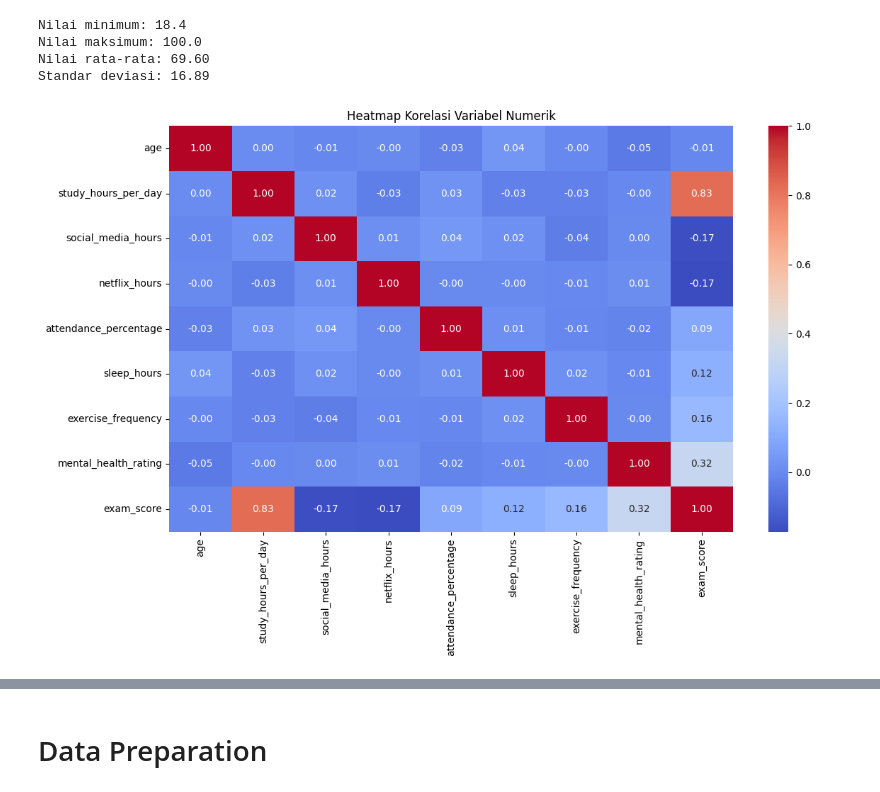
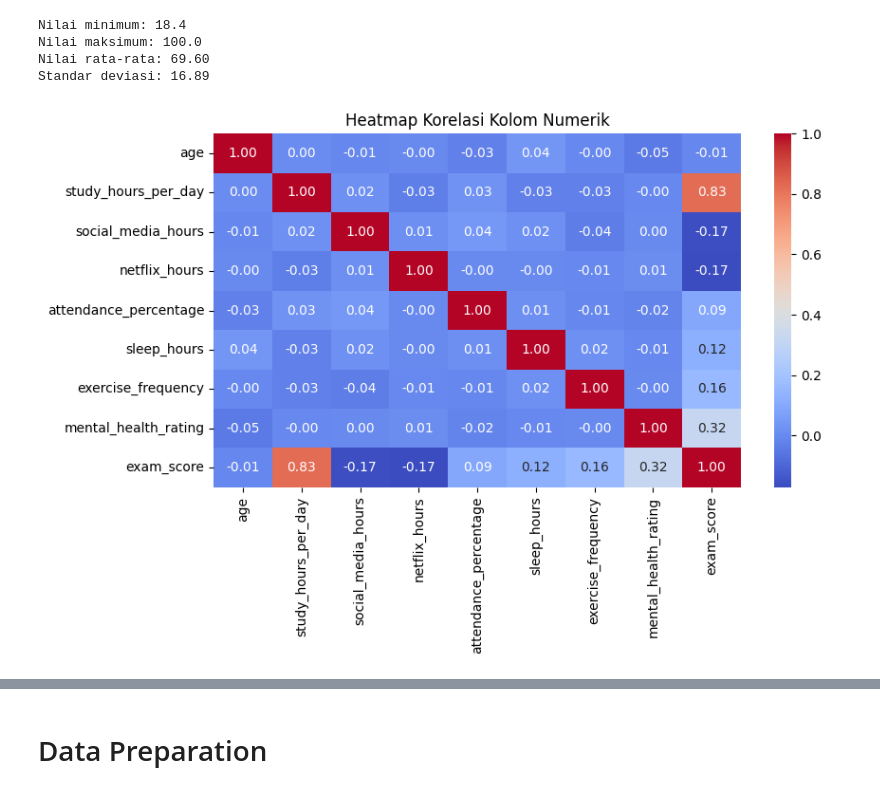
Before and after one commit to ardanngrha/student-habits-vs-academic-performance, a Jupyter notebook: notebook.ipynb, the cells around one changed output, grey strips where cells are left out. Saved outputs shown, nothing was run; the diff lists cells and outputs as text; code cells hidden in the pictures.

```diff
--- a/notebook.ipynb
+++ b/notebook.ipynb
@@ -88,3 +98,3 @@ df[df.isna().any(axis=1)]
 # %%
 most_frequent = df['parental_education_level'].mode()[0]
-df['parental_education_level'].fillna(most_frequent, inplace=True)
+df['parental_education_level'] = df['parental_education_level'].fillna(most_frequent)
@@ -156,14 +200,14 @@ Nilai maksimum: 100.0
 Nilai rata-rata: 69.60
 Standar deviasi: 16.89
 # %%
-# Analisis Korelasi antara Variabel Numerik
+# Analisis Korelasi antara kolom Numerik
 numeric_cols = df.select_dtypes(include=['int64', 'float64']).columns
 correlation = df[numeric_cols].corr()
 
-plt.figure(figsize=(12, 8))
+plt.figure(figsize=(9, 6))
 sns.heatmap(correlation, annot=True, cmap='coolwarm', fmt='.2f')
-plt.title('Heatmap Korelasi Variabel Numerik')
+plt.title('Heatmap Korelasi Kolom Numerik')
 plt.tight_layout()
 plt.show()
 # %% [output]
-[figure, old version]
+[figure, new version]
```
Also changed, not shown: parts of 58 cells of this notebook, 2 other files.
